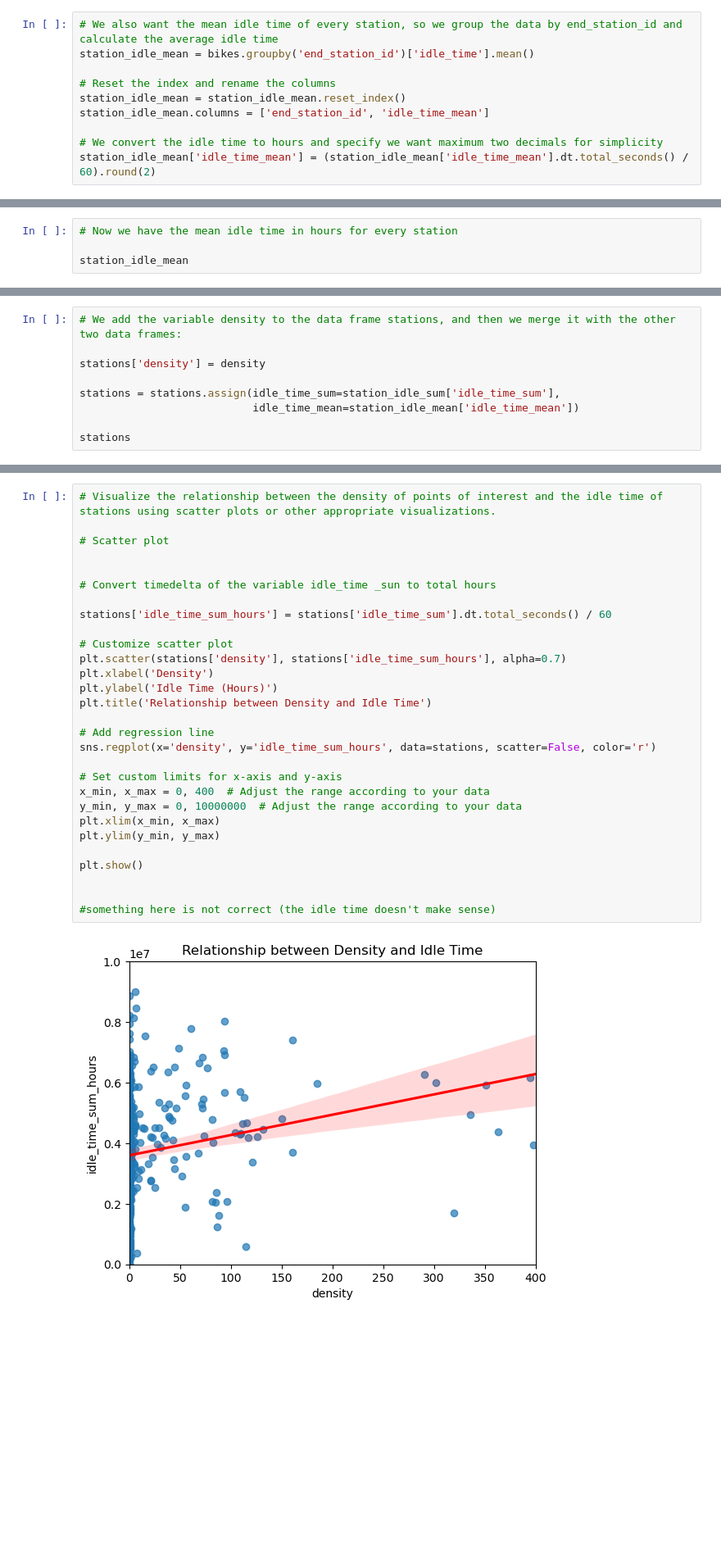
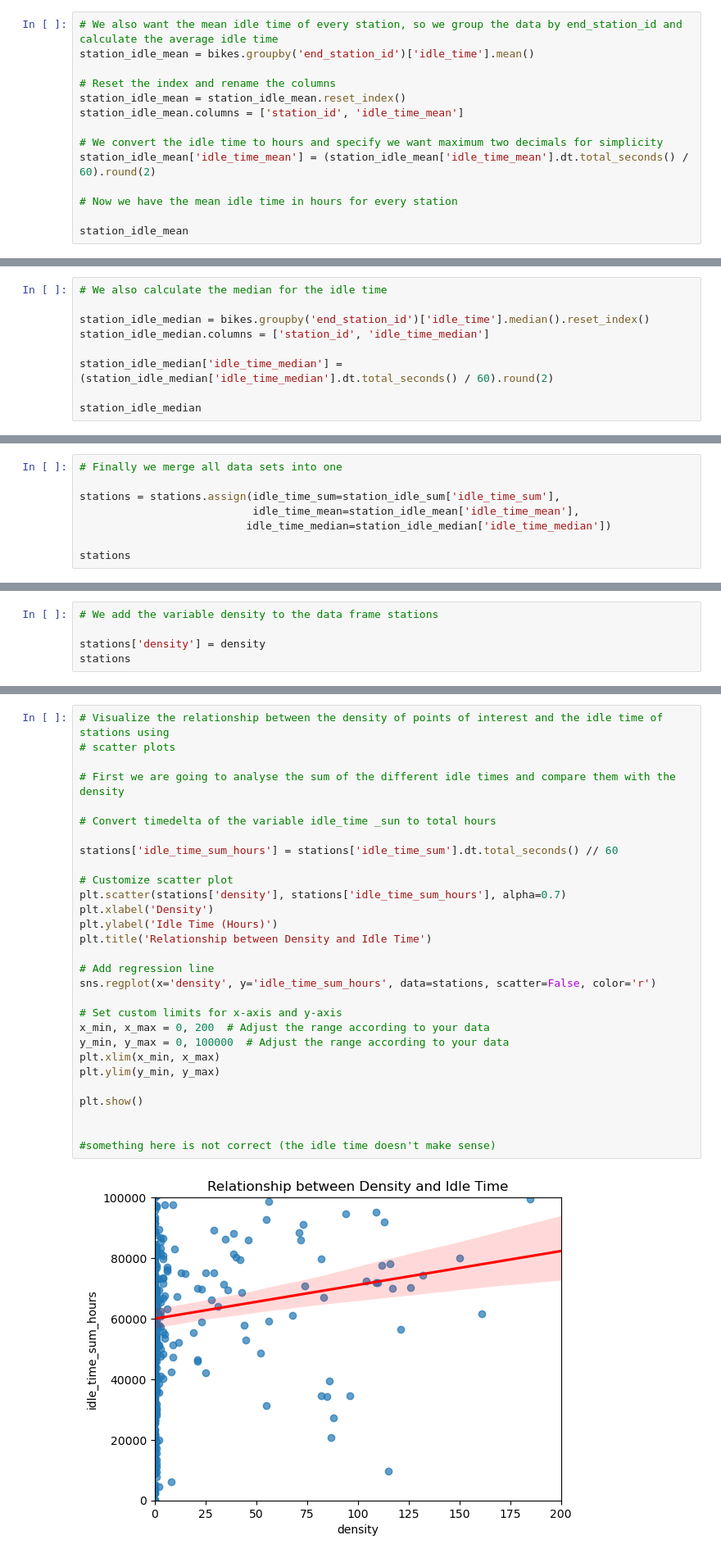
Before and after one commit to lauribus/DSMLproject, a Jupyter notebook: Project bikes.ipynb, the cells around one changed output, grey strips where cells are left out. Shown at 82% size. Drawn from its saved outputs; the diff is of its cells as text; blank space fills up the shorter version.

```diff
--- a/Project bikes.ipynb
+++ b/Project bikes.ipynb
@@ -217,7 +216,11 @@ station_idle_mean = bikes.groupby('end_station_id')['idle_time'].mean()
 
 # Reset the index and rename the columns
 station_idle_mean = station_idle_mean.reset_index()
-station_idle_mean.columns = ['end_station_id', 'idle_time_mean']
+station_idle_mean.columns = ['station_id', 'idle_time_mean']
 
 # We convert the idle time to hours and specify we want maximum two decimals for simplicity
 station_idle_mean['idle_time_mean'] = (station_idle_mean['idle_time_mean'].dt.total_seconds() / 60).round(2)
+
+# Now we have the mean idle time in hours for every station
+
+station_idle_mean
@@ -224,5 +241,10 @@ station_idle_mean['idle_time_mean'] = (station_idle_mean['idle_time_mean'].dt.to
 # %%
-# Now we have the mean idle time in hours for every station
+# We also calculate the median for the idle time
 
-station_idle_mean
+station_idle_median = bikes.groupby('end_station_id')['idle_time'].median().reset_index()
+station_idle_median.columns = ['station_id', 'idle_time_median']
+
+station_idle_median['idle_time_median'] = (station_idle_median['idle_time_median'].dt.total_seconds() / 60).round(2)
+
+station_idle_median
 # %% [output]
@@ -241,0 +283,8 @@ station_idle_mean
+# %%
+# Finally we merge all data sets into one
+
+stations = stations.assign(idle_time_sum=station_idle_sum['idle_time_sum'],
+                           idle_time_mean=station_idle_mean['idle_time_mean'],
+                          idle_time_median=station_idle_median['idle_time_median'])
+
+stations
@@ -588,12 +616,8 @@ density = np.sum(distances <= radius, axis=1)
 # %% [markdown]
 #### Add the density information to the data frame
 # %%
-# We add the variable density to the data frame stations, and then we merge it with the other two data frames:
+# We add the variable density to the data frame stations
 
 stations['density'] = density
-
-stations = stations.assign(idle_time_sum=station_idle_sum['idle_time_sum'],
-                           idle_time_mean=station_idle_mean['idle_time_mean'])
-
 stations
 # %% [output]
@@ -613,33 +637,33 @@ stations
 # %% [markdown]
 #### Analyze the relationship between density and idle time
 # %%
-# Visualize the relationship between the density of points of interest and the idle time of stations using scatter plots or other appropriate visualizations.
+# Visualize the relationship between the density of points of interest and the idle time of stations using
+# scatter plots
 
-# Scatter plot
-
+# First we are going to analyse the sum of the different idle times and compare them with the density
 
 # Convert timedelta of the variable idle_time _sun to total hours
 
-stations['idle_time_sum_hours'] = stations['idle_time_sum'].dt.total_seconds() / 60
+stations['idle_time_sum_hours'] = stations['idle_time_sum'].dt.total_seconds() // 60
 
 # Customize scatter plot
 plt.scatter(stations['density'], stations['idle_time_sum_hours'], alpha=0.7)
 plt.xlabel('Density')
 plt.ylabel('Idle Time (Hours)')
 plt.title('Relationship between Density and Idle Time')
 
 # Add regression line
 sns.regplot(x='density', y='idle_time_sum_hours', data=stations, scatter=False, color='r')
 
 # Set custom limits for x-axis and y-axis
-x_min, x_max = 0, 400  # Adjust the range according to your data
-y_min, y_max = 0, 10000000  # Adjust the range according to your data
+x_min, x_max = 0, 200  # Adjust the range according to your data
+y_min, y_max = 0, 100000  # Adjust the range according to your data
 plt.xlim(x_min, x_max)
 plt.ylim(y_min, y_max)
 
 plt.show()
 
 
 #something here is not correct (the idle time doesn't make sense)
 # %% [output]
-[figure, old version]
+[figure, new version]
```
Also changed, not shown: parts of 20 cells of this notebook.
